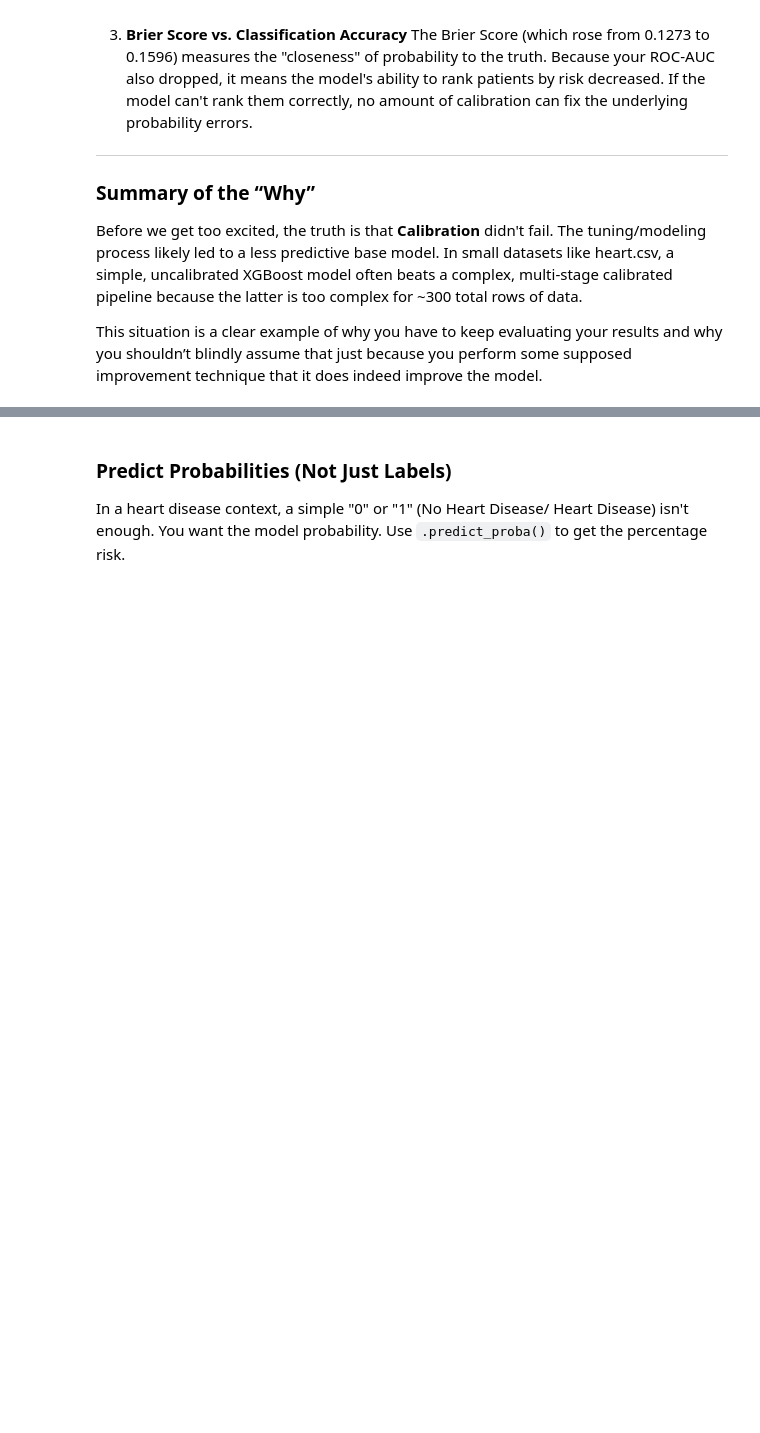
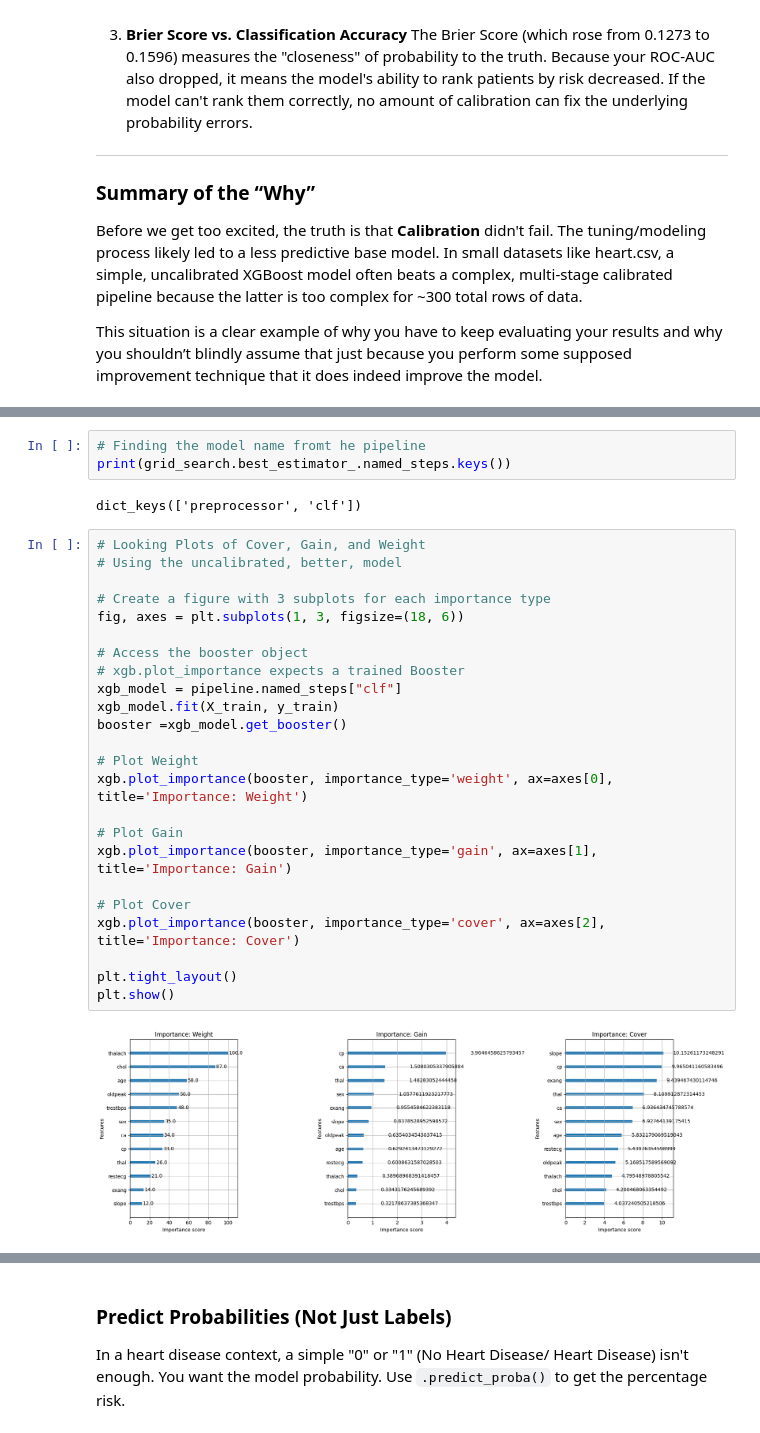
Before and after one commit to beenlanced/ml_mentoring_xgboost, a Jupyter notebook: notebooks/xgboost_model_build.ipynb, the cells around one changed output, grey strips where cells are left out. Cells and saved outputs as stored; diff of their text form; blank space fills up the shorter version.

Commit message:
adding feature importance to the notebook

```diff
--- a/notebooks/xgboost_model_build.ipynb
+++ b/notebooks/xgboost_model_build.ipynb
@@ -321,0 +335,31 @@ This situation is a clear example of why you have to keep evaluating your result
+# %%
+# Finding the model name fromt he pipeline
+print(grid_search.best_estimator_.named_steps.keys())
+# %% [output]
+dict_keys(['preprocessor', 'clf'])
+# %%
+# Looking Plots of Cover, Gain, and Weight
+# Using the uncalibrated, better, model
+
+# Create a figure with 3 subplots for each importance type
+fig, axes = plt.subplots(1, 3, figsize=(18, 6))
+
+# Access the booster object
+# xgb.plot_importance expects a trained Booster
+xgb_model = pipeline.named_steps["clf"]
+xgb_model.fit(X_train, y_train)
+booster =xgb_model.get_booster()
+
+# Plot Weight
+xgb.plot_importance(booster, importance_type='weight', ax=axes[0], title='Importance: Weight')
+
+# Plot Gain
+xgb.plot_importance(booster, importance_type='gain', ax=axes[1], title='Importance: Gain')
+
+# Plot Cover
+xgb.plot_importance(booster, importance_type='cover', ax=axes[2], title='Importance: Cover')
+
+plt.tight_layout()
+plt.show()
+# %% [output]
+[figure, added]
```
Also changed, not shown: parts of 13 cells of this notebook, 2 other files.
